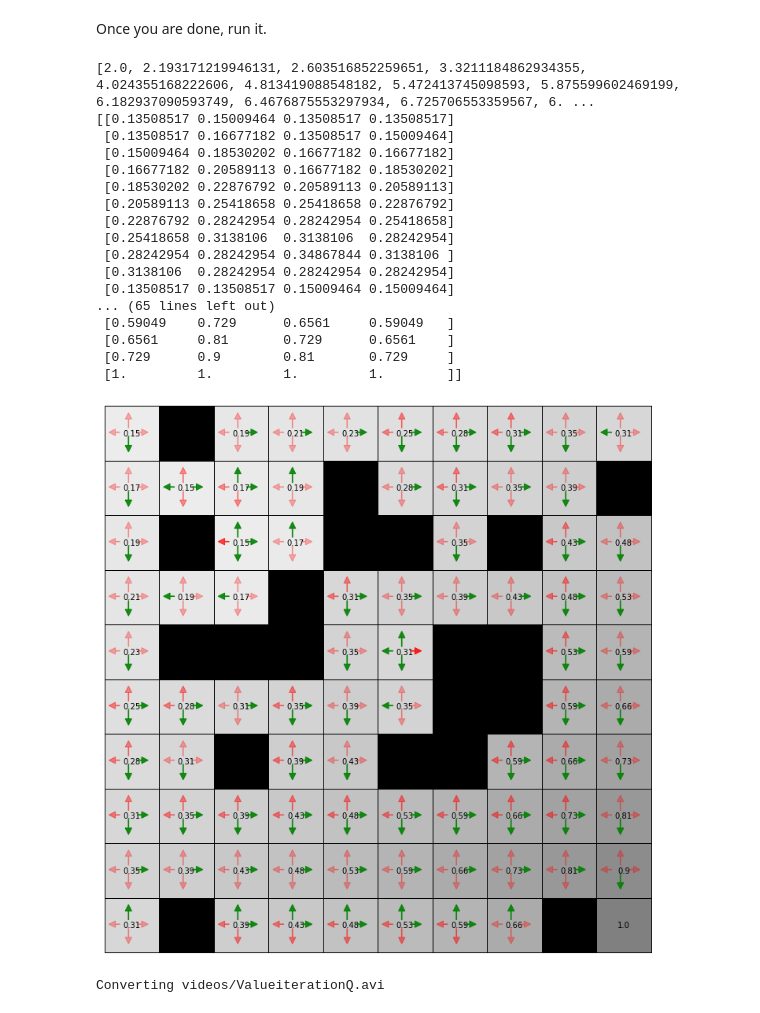
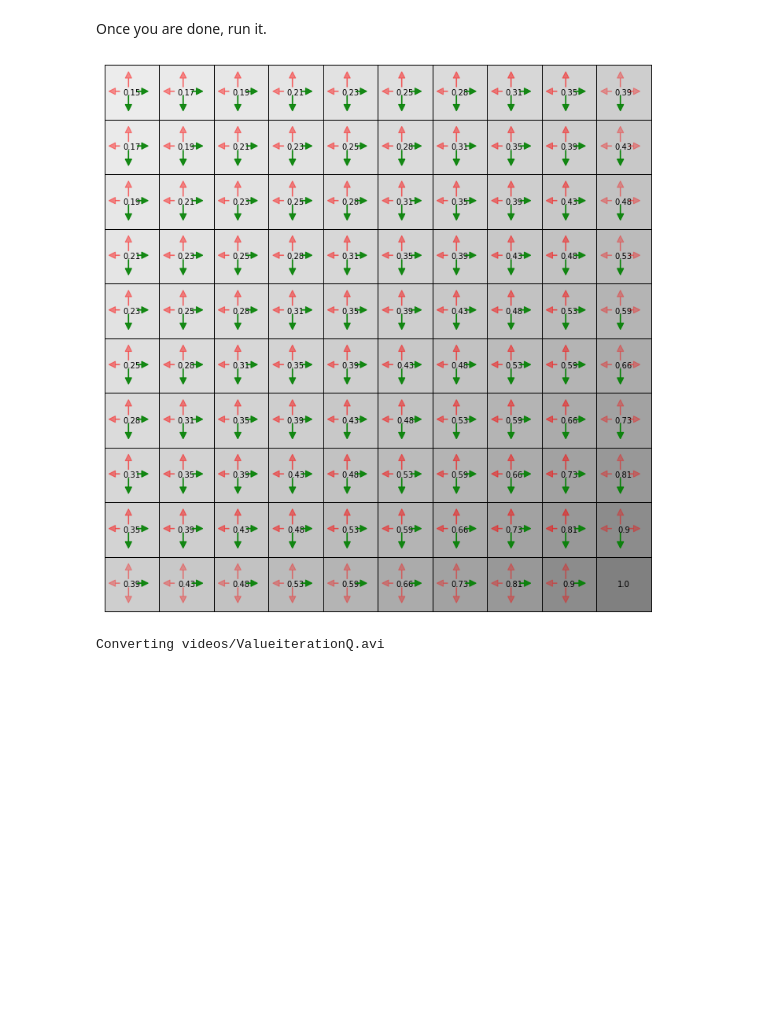
Before and after one commit to MikFerrari/SMLHF_GoogleColabs, a Jupyter notebook: 2021_10_05_TP1_dynamic_programming_lab.ipynb, the cells around one changed output. Saved outputs shown, nothing was run; the diff lists cells and outputs as text; code cells hidden in the pictures; blank space fills up the shorter version.

```diff
--- a/2021_10_05_TP1_dynamic_programming_lab.ipynb
+++ b/2021_10_05_TP1_dynamic_programming_lab.ipynb
@@ -55,7 +100,7 @@ In what follows we import code to create an MDP corresponding to a random maze (
 # %%
 from mazemdp import create_random_maze
 
-mdp = create_random_maze(10, 10, 0.2) # 0.2 = percentage of black cells in the maze
+mdp = create_random_maze(10, 10, 0) # 0.2 = percentage of black cells in the maze
 # %% [markdown]
 # Dynamic programming #
 # %% [markdown]
@@ -162,5 +223,5 @@ def value_iteration_v(mdp: Mdp, render: bool = True) -> Tuple[np.ndarray, List[f
 # %% [markdown]
 Let us run it on the previously defined MDP
 # %%
-v, v_list = value_iteration_v(mdp, render=True)
+v, v_list, iter, avg_time, total_time = value_iteration_v(mdp, render=True)
 # %% [output]
@@ -185,7 +246,12 @@ $$ Q^*(s,a) =  r(s,a) + \gamma \sum_{y} P(s,a,y) \max_{a'}Q^*(y,a'). $$
 # It then derives the optimal policy based on this function
 
 
-def value_iteration_q(mdp: Mdp, render: bool = True) -> Tuple[np.ndarray, List[float]]:
+def value_iteration_q(mdp: Mdp, render: bool = True) -> Tuple[np.ndarray, List[float], int, float, str]:
+    # Set timer and counter
+    timer_tot = Chrono()
+    times = []
+    iter = 0
+
     q = np.zeros((mdp.nb_states, mdp.action_space.size))  # initial action values are set to 0
     q_list = []
     stop = False
@@ -194,6 +260,9 @@ def value_iteration_q(mdp: Mdp, render: bool = True) -> Tuple[np.ndarray, List[f
         mdp.new_render("Value iteration Q")
 
     while not stop:
+        # Start timer for the current iteration
+        start_timer_iter = time.time()
+
         qold = q.copy()
 
         if render:
@@ -212,39 +281,31 @@ def value_iteration_q(mdp: Mdp, render: bool = True) -> Tuple[np.ndarray, List[f
                     # q[x, u] = ...
                     q[x, u] = mdp.r[x, u] + mdp.gamma * summ
 
+        iter += 1
+
         if (np.linalg.norm(q - qold)) <= 0.01:
             stop = True
         q_list.append(np.linalg.norm(q)) # --> Frobenius norm of the matrix q
 
+        end_timer_iter = time.time()
+        times.append(end_timer_iter-start_timer_iter)
+
     if render:
         mdp.render(q, title="Value iteration Q")
-    return q, q_list
+
+    total_time = timer_tot.stop()
+    avg_time = np.mean(np.array(times))
+
+    return q, q_list, iter, avg_time, total_time
 # %% [markdown]
 Once you are done, run it.
 # %%
-q, q_list = value_iteration_q(mdp, render=True)
+q, q_list, iter, avg_time, total_time = value_iteration_q(mdp, render=True)
 
-print([item for item in q_list])
-print(q)
+# print([item for item in q_list])
+# print(q)
 # %% [output]
-[2.0, 2.193171219946131, 2.603516852259651, 3.3211184862934355, 4.024355168222606, 4.813419088548182, 5.472413745098593, 5.875599602469199, 6.182937090593749, 6.4676875553297934, 6.725706553359567, 6. ...
-[[0.13508517 0.15009464 0.13508517 0.13508517]
- [0.13508517 0.16677182 0.13508517 0.15009464]
- [0.15009464 0.18530202 0.16677182 0.16677182]
- [0.16677182 0.20589113 0.16677182 0.18530202]
- [0.18530202 0.22876792 0.20589113 0.20589113]
- [0.20589113 0.25418658 0.25418658 0.22876792]
- [0.22876792 0.28242954 0.28242954 0.25418658]
- [0.25418658 0.3138106  0.3138106  0.28242954]
- [0.28242954 0.28242954 0.34867844 0.3138106 ]
- [0.3138106  0.28242954 0.28242954 0.28242954]
- [0.13508517 0.13508517 0.15009464 0.15009464]
-... (65 lines left out)
- [0.59049    0.729      0.6561     0.59049   ]
- [0.6561     0.81       0.729      0.6561    ]
- [0.729      0.9        0.81       0.729     ]
- [1.         1.         1.         1.        ]]
-[figure, old version]
+[figure, new version]
 # %%
 show_videos("videos/", prefix="ValueiterationQ")
 # %% [output]
```
Also changed, not shown: parts of 32 cells of this notebook.
